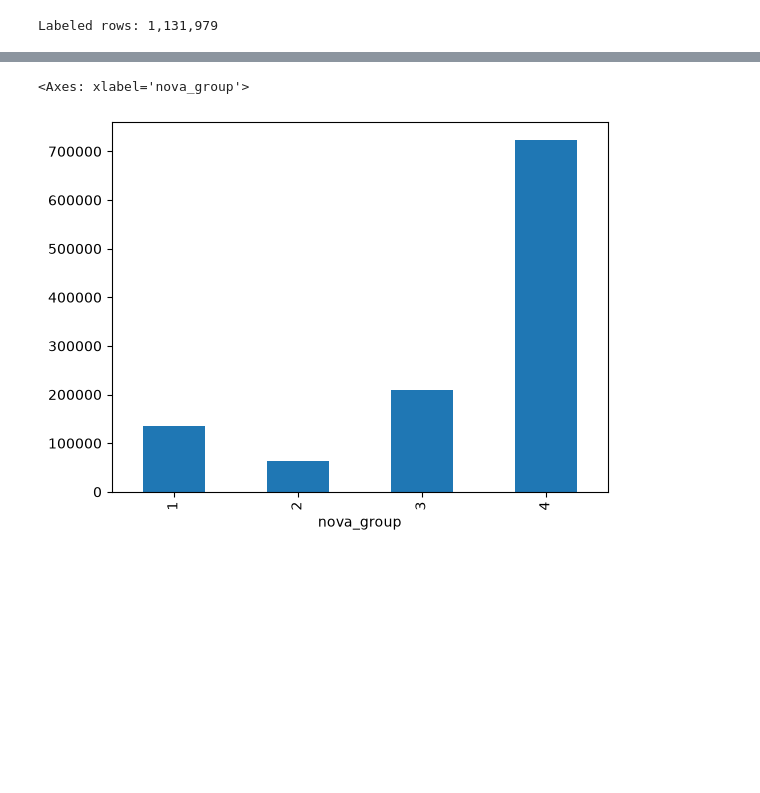
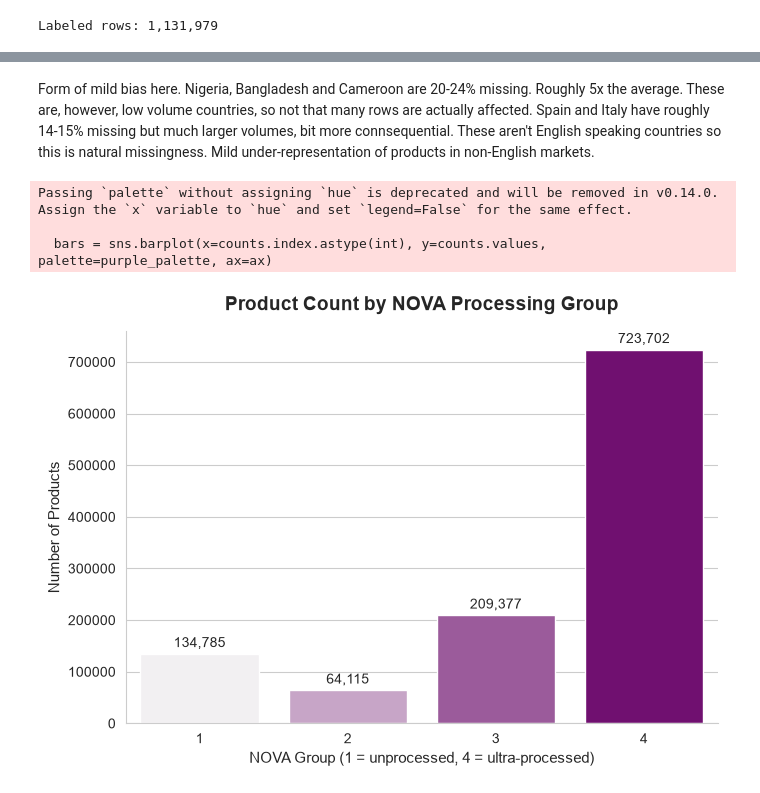
Before and after one commit to charlottedavidson524/ultra-processed-food, a Jupyter notebook: notebooks/01_eda.ipynb, the cells around one changed output, grey strips where cells are left out. Saved outputs shown, nothing was run; the diff lists cells and outputs as text; code cells hidden in the pictures; blank space fills up the shorter version.

```diff
--- a/notebooks/01_eda.ipynb
+++ b/notebooks/01_eda.ipynb
@@ -97,0 +108,9 @@ df['created_datetime'] = pd.to_datetime(df['created_t'], unit='s')
+# %%
+# Check if 4.4% non-missing data is concentrated in a certain area
+
+# Missing ingredients
+df['missing_ingredients'] = df['ingredients_text_clean'].isna()
+countries_exploded = df.explode('countries_tags')
+
+missing_by_country = countries_exploded.groupby('countries_tags')['missing_ingredients'].agg(['mean', 'count'])
+missing_by_country[missing_by_country['count'] > 100].sort_values('mean', ascending=False).head(15)
@@ -98,7 +135,30 @@ df['created_datetime'] = pd.to_datetime(df['created_t'], unit='s')
+# %% [markdown]
+Form of mild bias here. Nigeria, Bangladesh and Cameroon are 20-24% missing. Roughly 5x the average. These are, however, low volume countries, so not that many rows are actually affected. Spain and Italy have roughly 14-15% missing but much larger volumes, bit more connsequential. These aren't English speaking countries so this is natural missingness. Mild under-representation of products in non-English markets.
 # %%
 # Class balance
 
-df['nova_group'].value_counts().sort_index().plot(kind='bar')
+counts = df['nova_group'].value_counts().sort_index()
+
+# Purple colour palette
+purple_palette = sns.light_palette("purple", n_colors=len(counts), reverse=False)
+
+fig, ax = plt.subplots(figsize=(7, 5))
+bars = sns.barplot(x=counts.index.astype(int), y=counts.values, palette=purple_palette, ax=ax)
+
+for bar in bars.patches:
+    height = bar.get_height()
+    ax.text(bar.get_x() + bar.get_width() / 2, height + (counts.max() * 0.01), f'{int(height):,}', ha='center', va='bottom', fontsize=10)
+
+ax.set_title('Product Count by NOVA Processing Group', fontsize=14, fontweight='bold', pad=15)
+ax.set_xlabel('NOVA Group (1 = unprocessed, 4 = ultra-processed)', fontsize=11)
+ax.set_ylabel('Number of Products', fontsize=11)
+ax.set_xticklabels(['1', '2', '3', '4'])
+
+sns.despine()
+plt.tight_layout()
+plt.show()
 # %% [output]
-<Axes: xlabel='nova_group'>
+Passing `palette` without assigning `hue` is deprecated and will be removed in v0.14.0. Assign the `x` variable to `hue` and set `legend=False` for the same effect.
+
+  bars = sns.barplot(x=counts.index.astype(int), y=counts.values, palette=purple_palette, ax=ax)
-[figure, old version]
+[figure, new version]
```
Also changed, not shown: parts of 7 cells of this notebook.
